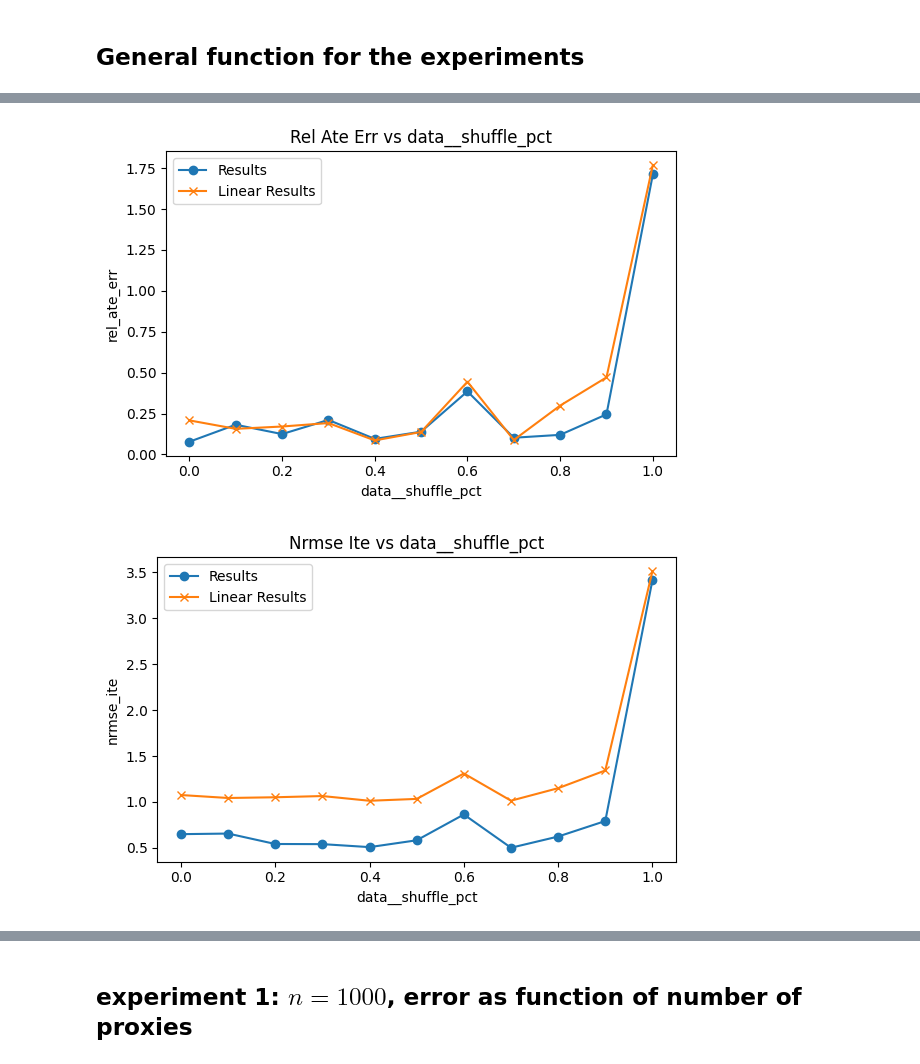
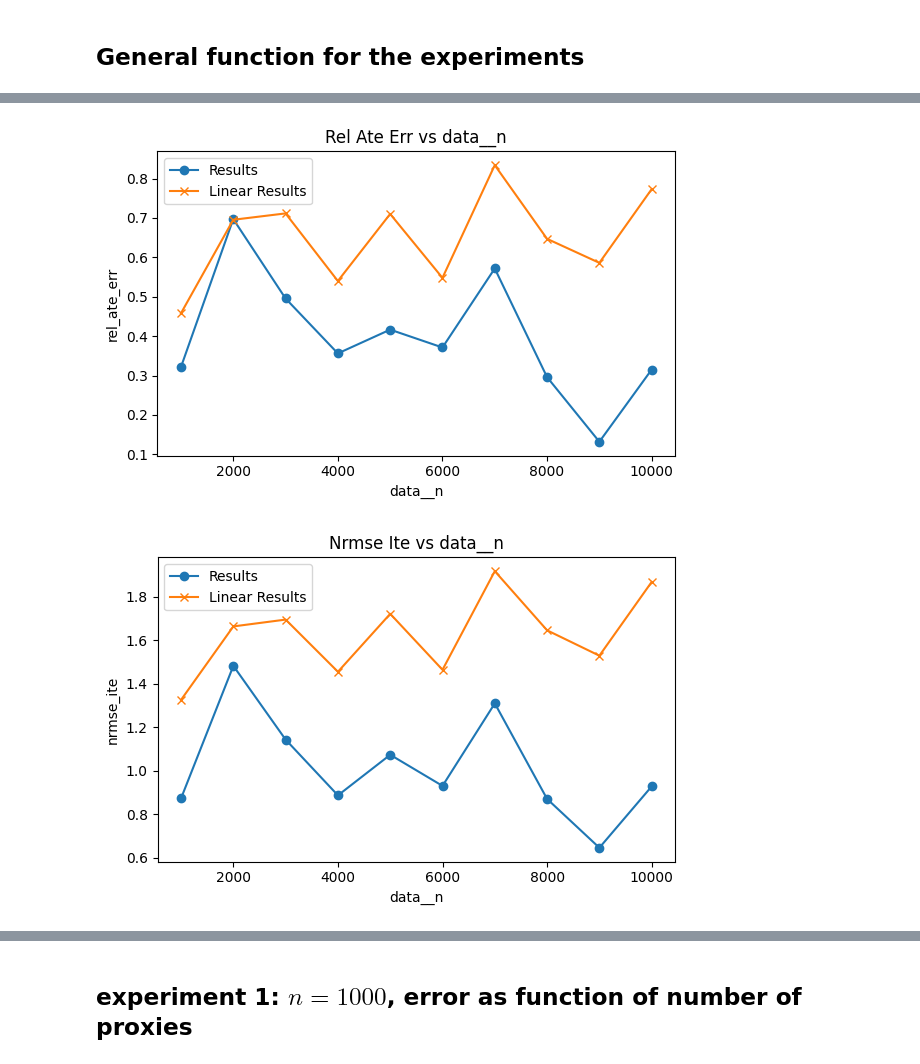
Before and after one commit to christianfaccio/causal_machine_learning, a Jupyter notebook: src/causal_effect_inference.ipynb, the cells around one changed output, grey strips where cells are left out. Saved outputs shown, nothing was run; the diff lists cells and outputs as text; code cells hidden in the pictures.

Commit message:
experiments

```diff
--- a/src/causal_effect_inference.ipynb
+++ b/src/causal_effect_inference.ipynb
@@ -31,7 +31,7 @@ import itertools
 logging.getLogger("pyro").setLevel(logging.DEBUG)
 logging.getLogger("pyro").handlers[0].setLevel(logging.DEBUG)
 # %%
-data = synthetic_dataset_pyro(n=2000, beta=2.0, num_proxies=10,prior_type = "gaussian", seed=42)
+data = synthetic_dataset_pyro(n=1000, beta=2.0, num_proxies=10,prior_type = "gaussian", seed=0)
 data.keys()
 length_x = len(data["x"][1])
 
@@ -297,24 +234,24 @@ x_train, x_test, t_train, t_test, y_train, y_test = train_test_split(
     x, t, y, test_size=0.2, random_state=0
 )
 # %%
-# before every training run:
+# before every training run
 pyro.clear_param_store()
 
 cevae = CEVAE(
     feature_dim=length_x,
     latent_dim=1,
     outcome_dist="normal",
-    num_layers=5,
-    hidden_dim=300
+    num_layers=3,
+    hidden_dim=200
     )
 
 losses = cevae.fit(
     x_train, t_train, y_train,
     num_epochs=100,
     batch_size=100,
-    learning_rate=5e-4,
-    learning_rate_decay=0.1,
-    weight_decay=1e-6
+    learning_rate=5e-3,
+    # learning_rate_decay=0.1,
+    # weight_decay=1e-6
     )
 
 plt.plot(losses)
@@ -362,0 +378,16 @@ cevae_loaded = torch.load("cevae_model_full.pth", weights_only=False)
+# %%
+plt.plot(train_losses, label='Train Loss')
+plt.plot(val_losses, label='Validation Loss')
+plt.xlabel('Epoch')
+plt.ylabel('Loss')
+plt.title('CEVAE Training and Validation Loss')
+plt.legend()
+plt.show()
+
+# Estimate ITEs and ATE
+ite = cevae.ite(x_test)
+ate = ite.mean().item()
+
+# Compare
+print(f"Estimated (test) ATE: {ate:.4f}")
+print(f"True ATE: {data['ite'].mean().item():.4f}")
@@ -545,7 +587,14 @@ metrics = {
 # %%
 # set up params to sweep
 param_grid = {
-    "data__shuffle_pct": np.linspace(0.0, 1.0, 11),
+    # "data__shuffle_pct": np.linspace(0.0, 1.0, 11),
+    "data__n": np.linspace(1000,10000,10, dtype=int),  # number of samples
+    # "data__prior_type": ["gaussian", "uniform"],  # type of prior distribution
+    # "data__sigma_x": [1.0, 2.0],  # standard deviation of x
+    # "data__sigma_y": [1.0, 2.0],  # standard deviation of y
+    # "model__latent_dim": [1, 2, 5],
+    # "model__num_layers": [100,200,300],
+    # "model__hidden_dim": [100, 200, 300],
 }
 
 # run the experiment
@@ -558,8 +607,6 @@ results = run_experiment(
     model_kwargs=model_defaults,
     fit_kwargs=fit_defaults,
 )
-
-print(results)
 # %% [output]
 INFO     Training with 8 minibatches per epoch
 INFO     Evaluating 1 minibatches
@@ -625,8 +673,8 @@ print(linear_results)
 # %%
-plot_two_experiment_results(results, linear_results)
+plot_two_experiment_results(results, linear_results, x_param="data__n")
 # %% [output]
-[figure, old version]
+[figure, new version]
-[figure, old version]
+[figure, new version]
 # %%
 results = run_experiment(
     param_grid   = {"data__shuffle_pct": np.linspace(0, 1, 11)},
```
Also changed, not shown: parts of 30 cells of this notebook, 1 other file.
